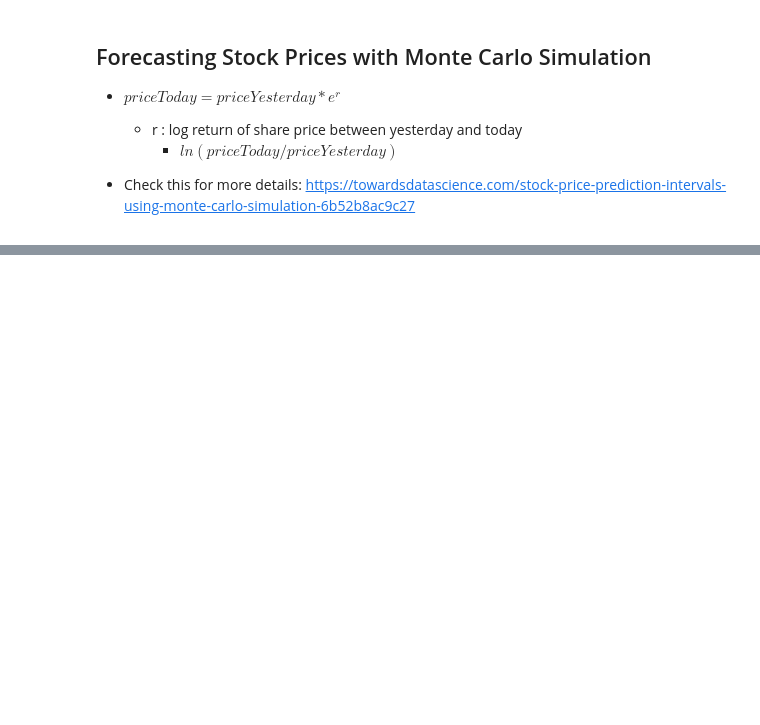
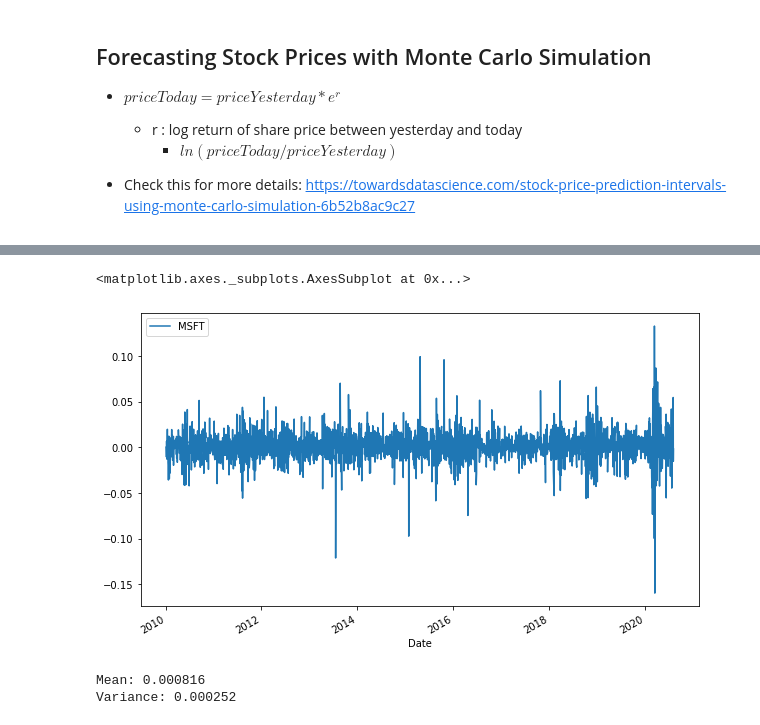
Before and after one commit to omeryesil/pyt-tutorials, a Jupyter notebook: pyt-in-finance/07_MonteCarloSimulationsAsADecisionMakingTool.ipynb, the cells around one changed output, grey strips where cells are left out. Drawn from its saved outputs; the diff is of its cells as text; code cells hidden in the pictures; blank space fills up the shorter version.

```diff
--- a/pyt-in-finance/07_MonteCarloSimulationsAsADecisionMakingTool.ipynb
+++ b/pyt-in-finance/07_MonteCarloSimulationsAsADecisionMakingTool.ipynb
@@ -126,0 +138,4 @@ plt.show()
+# %%
+# pandas.pct_change() : obtains simple returns from a provided dataset
+logReturns = np.log(1 + data.pct_change())
+logReturns.tail()
@@ -126,0 +155,14 @@ plt.show()
+# %%
+logReturns.plot(figsize=(10,6))
+# %% [output]
+<matplotlib.axes._subplots.AxesSubplot at 0x...>
+[figure, added]
+# %%
+u = logReturns.mean()
+var = logReturns.var()
+
+print('Mean: %f' % u)
+print('Variance: %f' % var)
+# %% [output]
+Mean: 0.000816
+Variance: 0.000252
```
Also changed, not shown: parts of 21 cells of this notebook, 1 other file.
